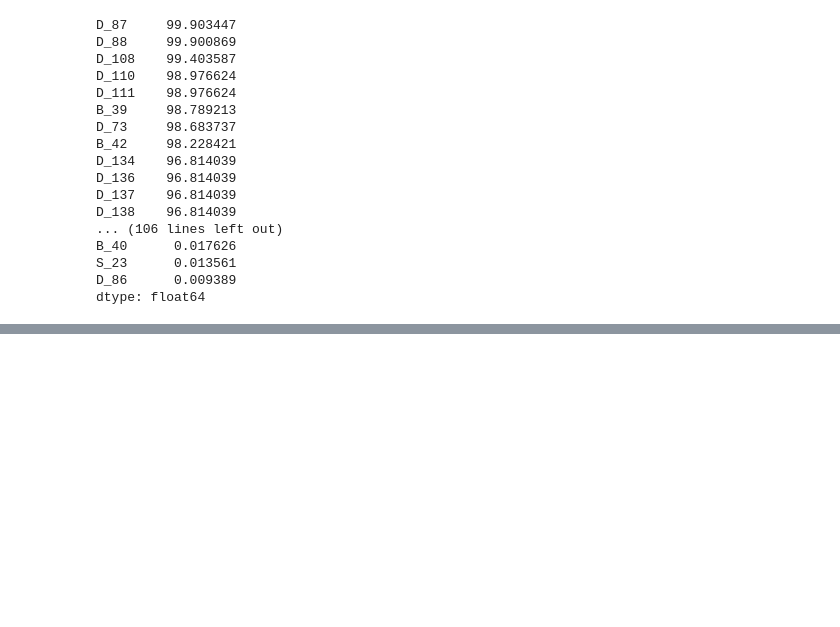
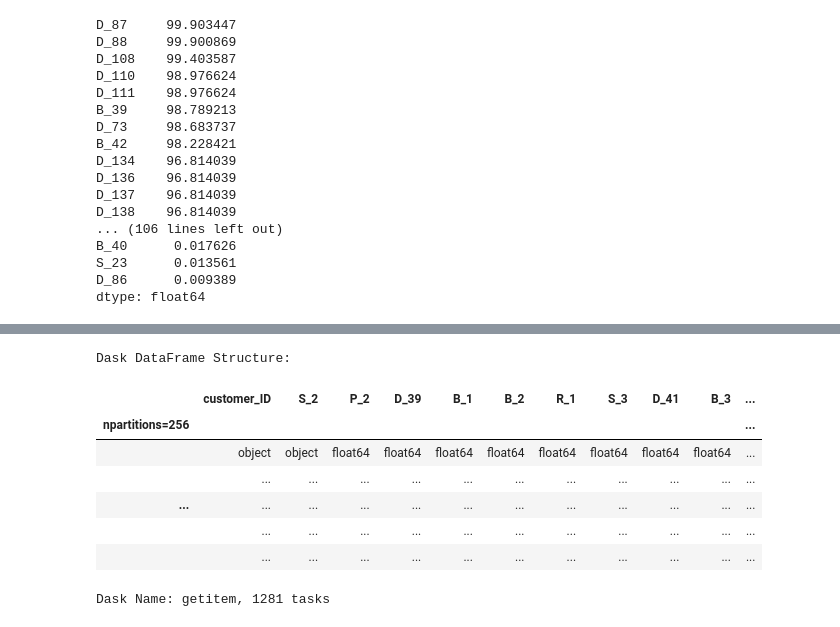
Before and after one commit to Redha-C/American_express_comp, a Jupyter notebook: notebooks/EDA.ipynb, the cells around one changed output, grey strips where cells are left out. Drawn from its saved outputs; the diff is of its cells as text; code cells hidden in the pictures; blank space fills up the shorter version.

```diff
--- a/notebooks/EDA.ipynb
+++ b/notebooks/EDA.ipynb
@@ -342,3 +342,7 @@ B_40      0.017626
 S_23      0.013561
 D_86      0.009389
 dtype: float64
+# %%
+# Delete columns with more than 45% of missing values
+cols_train_to_delete = ['D_87','D_88','D_108','D_110','D_111','B_39','D_73','B_42','D_134','D_137','D_138','D_135','D_136','R_9','B_29','D_106','D_132','D_49','R_26','D_76','D_66','D_42','D_142','D_53','D_82','D_50','B_17','D_105','D_56','S_9','D_77']
+train = train.drop(labels=cols_train_to_delete,axis=1)
@@ -344,0 +353,4 @@ dtype: float64
+# %%
+pd.set_option('display.max_rows', None)
+train_missing_values = train.isnull().sum().compute() / len(train) * 100
+train_missing_values[train_missing_values != 0].sort_values(ascending=False)
@@ -344,0 +396,12 @@ dtype: float64
+# %%
+train[train['D_43']==train.D_43.max().compute()]
+# %% [output]
+Dask DataFrame Structure:
+|  | customer_ID | S_2 | P_2 | D_39 | B_1 | B_2 | R_1 | S_3 | D_41 | B_3 | ... |
+| npartitions=256 |  |  |  |  |  |  |  |  |  |  | ... |
+|  | object | object | float64 | float64 | float64 | float64 | float64 | float64 | float64 | float64 | ... |
+|  | ... | ... | ... | ... | ... | ... | ... | ... | ... | ... | ... |
+| ... | ... | ... | ... | ... | ... | ... | ... | ... | ... | ... | ... |
+|  | ... | ... | ... | ... | ... | ... | ... | ... | ... | ... | ... |
+|  | ... | ... | ... | ... | ... | ... | ... | ... | ... | ... | ... |
+Dask Name: getitem, 1281 tasks
```
Also changed, not shown: parts of 3 cells of this notebook, 1 other file.
